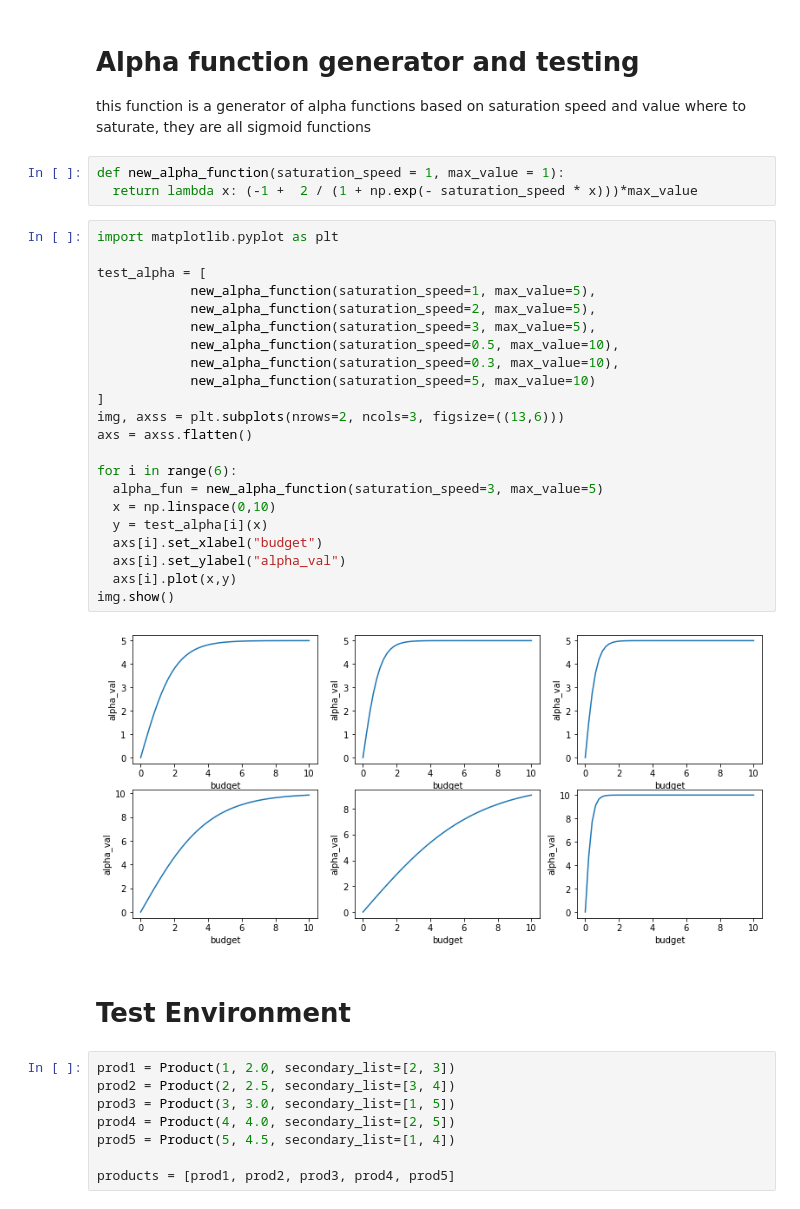
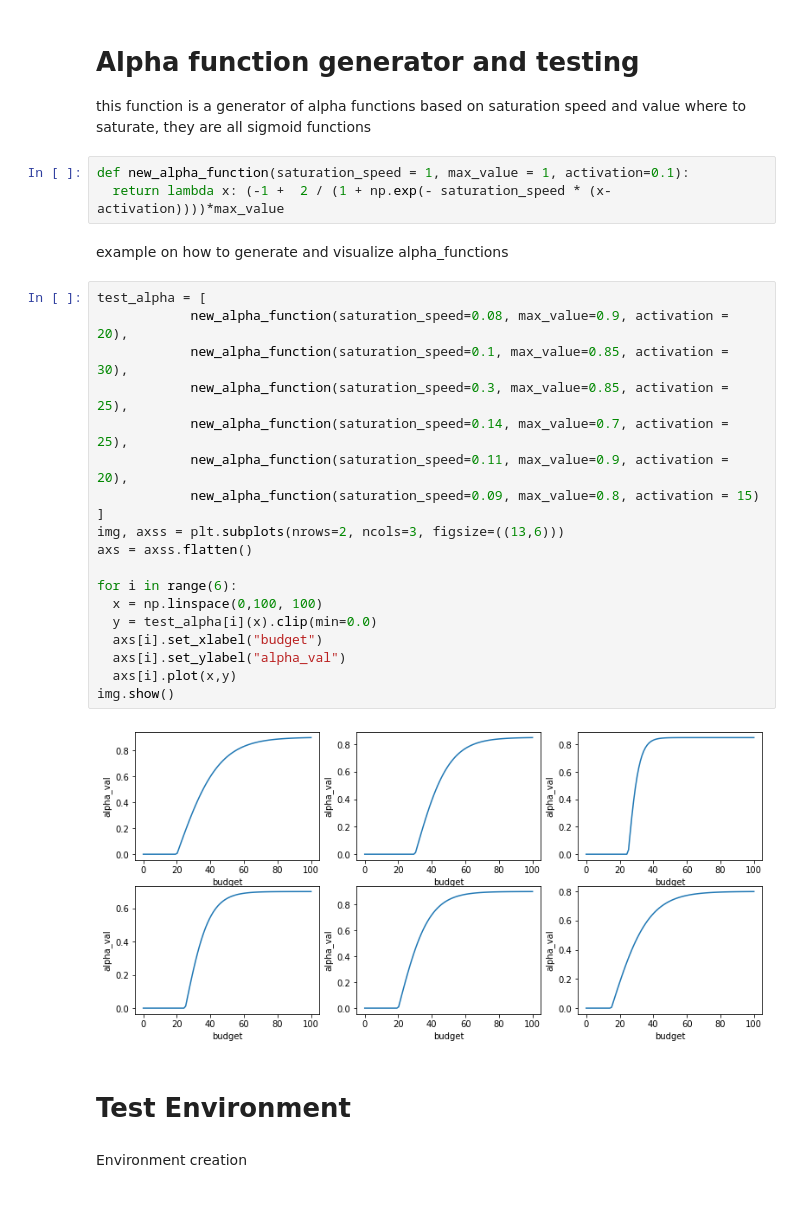
Before and after one commit to pablogiaccaglia/Online-learning-applications-project-2022, a Jupyter notebook: Ola_base.ipynb, the cells around one changed output. Cells and saved outputs as stored; diff of their text form.

```diff
--- a/Ola_base.ipynb
+++ b/Ola_base.ipynb
@@ -132,39 +337,32 @@ class Campaign:
 
 this function is a generator of alpha functions based on saturation speed and value where to saturate, they are all sigmoid functions
 # %%
-def new_alpha_function(saturation_speed = 1, max_value = 1):
-  return lambda x: (-1 +  2 / (1 + np.exp(- saturation_speed * x)))*max_value
+def new_alpha_function(saturation_speed = 1, max_value = 1, activation=0.1):
+  return lambda x: (-1 +  2 / (1 + np.exp(- saturation_speed * (x-activation))))*max_value
+# %% [markdown]
+example on how to generate and visualize alpha_functions
 # %%
-import matplotlib.pyplot as plt
-
 test_alpha = [
-            new_alpha_function(saturation_speed=1, max_value=5),
-            new_alpha_function(saturation_speed=2, max_value=5),
-            new_alpha_function(saturation_speed=3, max_value=5),
-            new_alpha_function(saturation_speed=0.5, max_value=10),
-            new_alpha_function(saturation_speed=0.3, max_value=10),
-            new_alpha_function(saturation_speed=5, max_value=10)
+            new_alpha_function(saturation_speed=0.08, max_value=0.9, activation = 20),
+            new_alpha_function(saturation_speed=0.1, max_value=0.85, activation = 30),
+            new_alpha_function(saturation_speed=0.3, max_value=0.85, activation = 25),
+            new_alpha_function(saturation_speed=0.14, max_value=0.7, activation = 25),
+            new_alpha_function(saturation_speed=0.11, max_value=0.9, activation = 20),
+            new_alpha_function(saturation_speed=0.09, max_value=0.8, activation = 15)
 ]
 img, axss = plt.subplots(nrows=2, ncols=3, figsize=((13,6)))
 axs = axss.flatten()
 
 for i in range(6):
-  alpha_fun = new_alpha_function(saturation_speed=3, max_value=5)
-  x = np.linspace(0,10)
-  y = test_alpha[i](x)
+  x = np.linspace(0,100, 100)
+  y = test_alpha[i](x).clip(min=0.0)
   axs[i].set_xlabel("budget")
   axs[i].set_ylabel("alpha_val")
   axs[i].plot(x,y)
 img.show()
 # %% [output]
-[figure, old version]
+[figure, new version]
 # %% [markdown]
 # Test Environment
-# %%
-prod1 = Product(1, 2.0, secondary_list=[2, 3])
-prod2 = Product(2, 2.5, secondary_list=[3, 4])
-prod3 = Product(3, 3.0, secondary_list=[1, 5])
-prod4 = Product(4, 4.0, secondary_list=[2, 5])
-prod5 = Product(5, 4.5, secondary_list=[1, 4])
-
-products = [prod1, prod2, prod3, prod4, prod5]
+# %% [markdown]
+Environment creation
```
Also changed, not shown: parts of 24 cells of this notebook.
